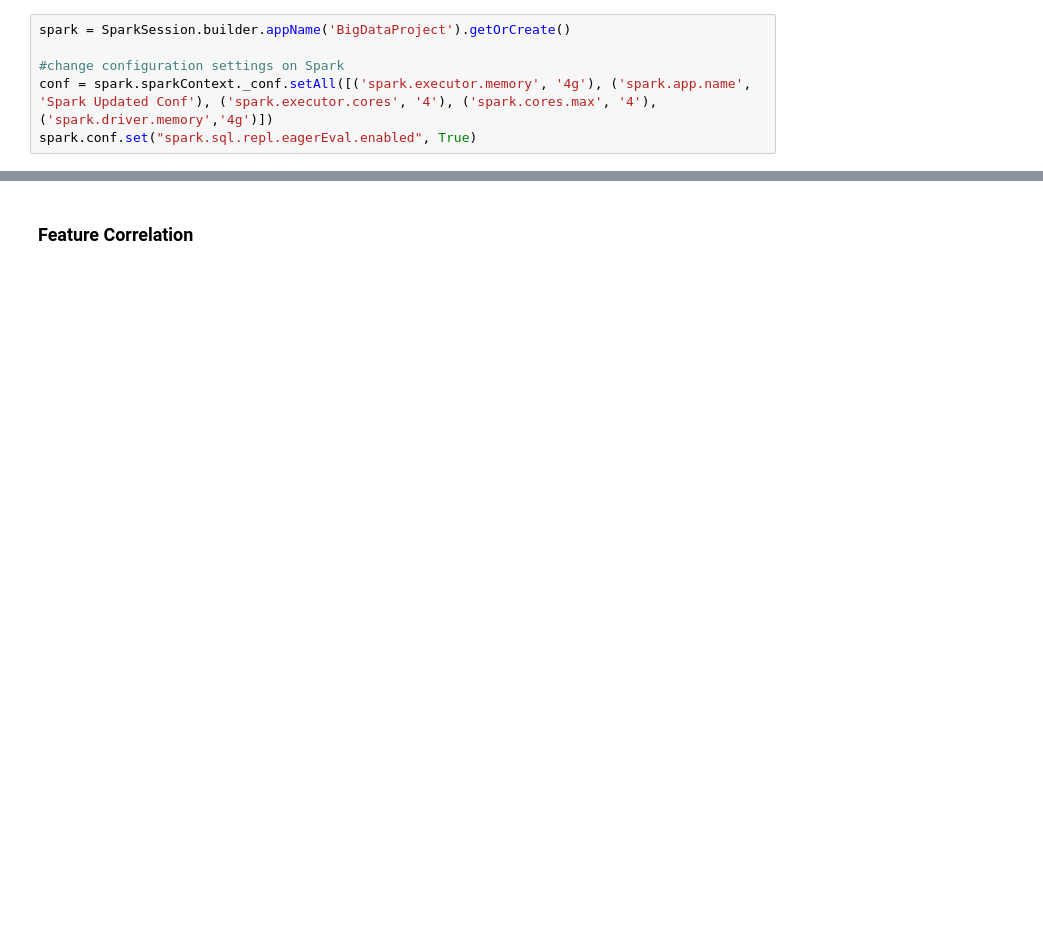
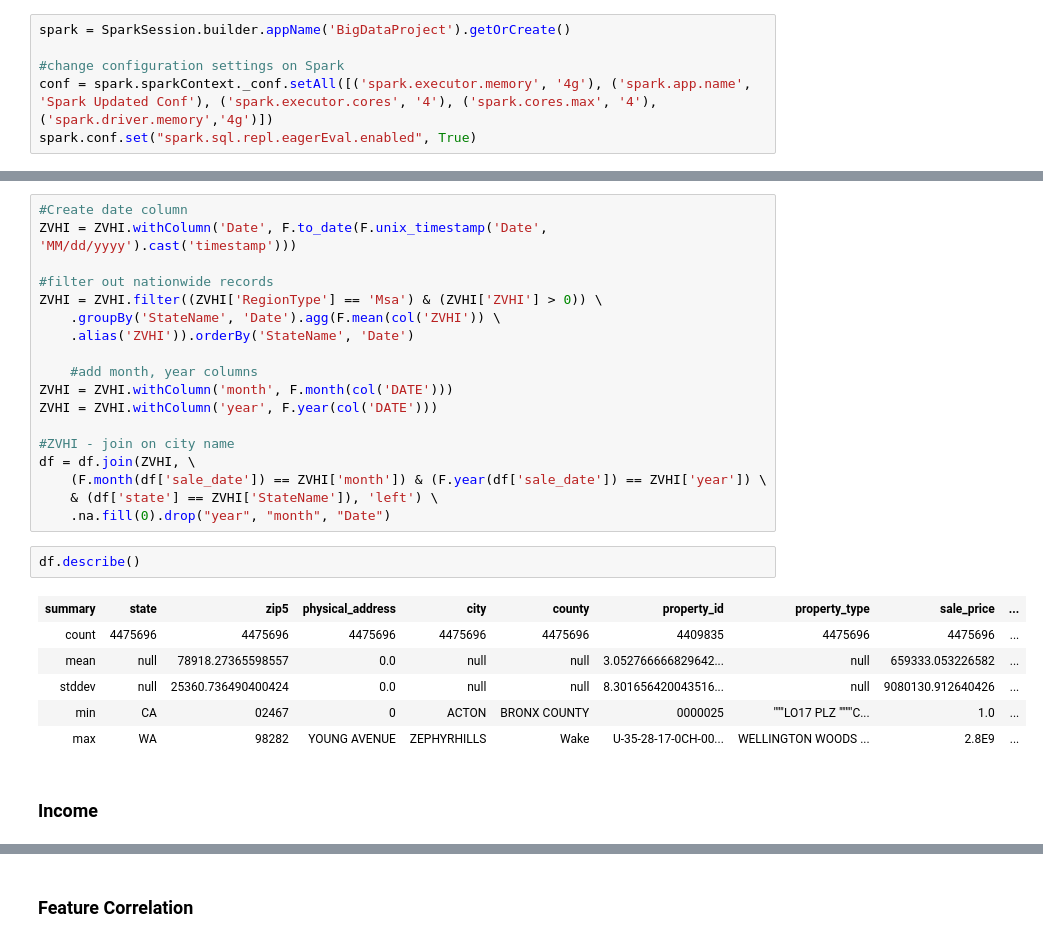
Before and after one commit to abhiniti-uchi/bigdata-winter22, a Jupyter notebook: BigData-FinalCode.ipynb, the cells around one changed output, grey strips where cells are left out. Saved outputs shown, nothing was run; the diff lists cells and outputs as text; blank space fills up the shorter version.

```diff
--- a/BigData-FinalCode.ipynb
+++ b/BigData-FinalCode.ipynb
@@ -343,0 +150,29 @@ State_time_series4.count()
+# %%
+#Create date column
+ZVHI = ZVHI.withColumn('Date', F.to_date(F.unix_timestamp('Date', 'MM/dd/yyyy').cast('timestamp')))
+
+#filter out nationwide records
+ZVHI = ZVHI.filter((ZVHI['RegionType'] == 'Msa') & (ZVHI['ZVHI'] > 0)) \
+    .groupBy('StateName', 'Date').agg(F.mean(col('ZVHI')) \
+    .alias('ZVHI')).orderBy('StateName', 'Date')
+
+    #add month, year columns
+ZVHI = ZVHI.withColumn('month', F.month(col('DATE')))
+ZVHI = ZVHI.withColumn('year', F.year(col('DATE')))
+
+#ZVHI - join on city name
+df = df.join(ZVHI, \
+    (F.month(df['sale_date']) == ZVHI['month']) & (F.year(df['sale_date']) == ZVHI['year']) \
+    & (df['state'] == ZVHI['StateName']), 'left') \
+    .na.fill(0).drop("year", "month", "Date")
+# %%
+df.describe()
+# %% [output]
+| summary | state | zip5 | physical_address | city | county | property_id | property_type | sale_price | ... |
+| count | 4475696 | 4475696 | 4475696 | 4475696 | 4475696 | 4409835 | 4475696 | 4475696 | ... |
+| mean | null | 78918.27365598557 | 0.0 | null | null | 3.052766666829642... | null | 659333.053226582 | ... |
+| stddev | null | 25360.736490400424 | 0.0 | null | null | 8.301656420043516... | null | 9080130.912640426 | ... |
+| min | CA | 02467 | 0 | ACTON | BRONX COUNTY | 0000025 | """LO17 PLZ """"C... | 1.0 | ... |
+| max | WA | 98282 | YOUNG AVENUE | ZEPHYRHILLS | Wake | U-35-28-17-0CH-00... | WELLINGTON WOODS ... | 2.8E9 | ... |
+# %% [markdown]
+### Income
```
Also changed, not shown: parts of 119 cells of this notebook.
